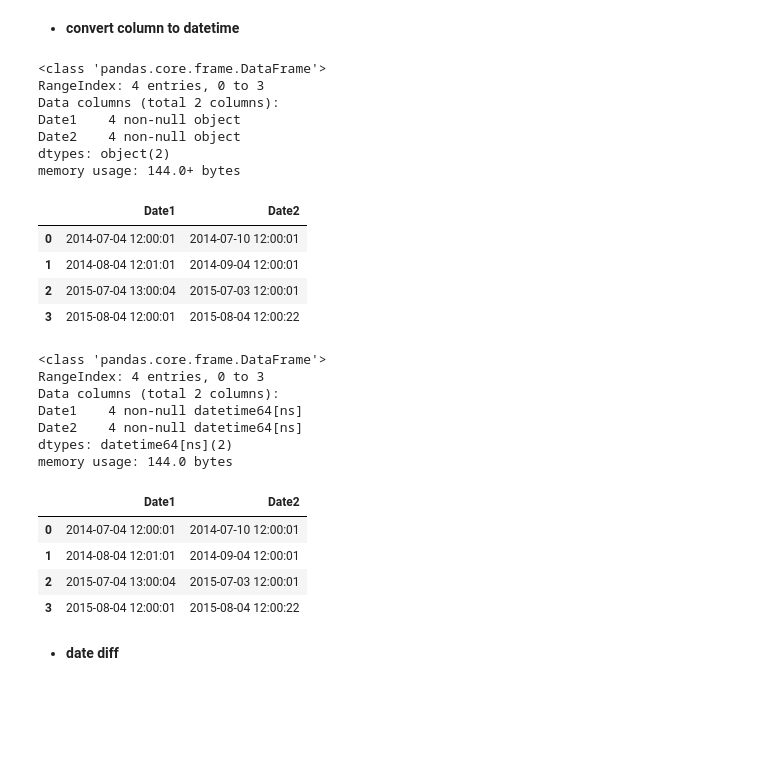
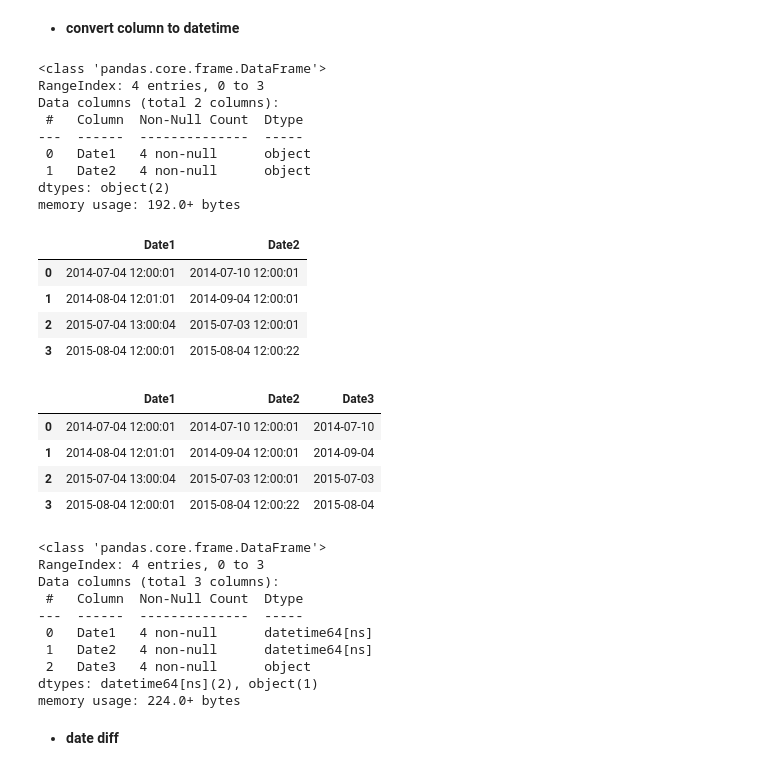
Before and after one commit to leandroohf/ds_pragmatic_programming, a Jupyter notebook: ds_pragmatic_programming_python_time_series.ipynb, the cells around one changed output. Saved outputs shown, nothing was run; the diff lists cells and outputs as text; code cells hidden in the pictures; blank space fills up the shorter version.

```diff
--- a/ds_pragmatic_programming_python_time_series.ipynb
+++ b/ds_pragmatic_programming_python_time_series.ipynb
@@ -158,40 +157,49 @@ TimedeltaIndex(['00:00:00', '01:00:00', '02:00:00'], dtype='timedelta64[ns]', fr
 # %%
 df = pd.DataFrame({"Date1": ['2014-07-04 12:00:01', '2014-08-04 12:01:01','2015-07-04 13:00:04', '2015-08-04 12:00:01'],
                   "Date2": ['2014-07-10 12:00:01', '2014-09-04 12:00:01','2015-07-03 12:00:01', '2015-08-04 12:00:22']})
 
 df.info()
 df.head()
 
 df['Date1'] = pd.to_datetime(df['Date1'])
+
 df['Date2'] = pd.to_datetime(df['Date2'])
 
+# convert to date only
+df['Date3'] = df.Date2.dt.date
+
+df.head()
 df.info()
-df.head()
 # %% [output]
 <class 'pandas.core.frame.DataFrame'>
 RangeIndex: 4 entries, 0 to 3
 Data columns (total 2 columns):
-Date1    4 non-null object
-Date2    4 non-null object
+ #   Column  Non-Null Count  Dtype
+---  ------  --------------  -----
+ 0   Date1   4 non-null      object
+ 1   Date2   4 non-null      object
 dtypes: object(2)
-memory usage: 144.0+ bytes
+memory usage: 192.0+ bytes
 |  | Date1 | Date2 |
 | 0 | 2014-07-04 12:00:01 | 2014-07-10 12:00:01 |
 | 1 | 2014-08-04 12:01:01 | 2014-09-04 12:00:01 |
 | 2 | 2015-07-04 13:00:04 | 2015-07-03 12:00:01 |
 | 3 | 2015-08-04 12:00:01 | 2015-08-04 12:00:22 |
+|  | Date1 | Date2 | Date3 |
+| 0 | 2014-07-04 12:00:01 | 2014-07-10 12:00:01 | 2014-07-10 |
+| 1 | 2014-08-04 12:01:01 | 2014-09-04 12:00:01 | 2014-09-04 |
+| 2 | 2015-07-04 13:00:04 | 2015-07-03 12:00:01 | 2015-07-03 |
+| 3 | 2015-08-04 12:00:01 | 2015-08-04 12:00:22 | 2015-08-04 |
 <class 'pandas.core.frame.DataFrame'>
 RangeIndex: 4 entries, 0 to 3
-Data columns (total 2 columns):
-Date1    4 non-null datetime64[ns]
-Date2    4 non-null datetime64[ns]
-dtypes: datetime64[ns](2)
-memory usage: 144.0 bytes
+Data columns (total 3 columns):
+ #   Column  Non-Null Count  Dtype
+---  ------  --------------  -----
+ 0   Date1   4 non-null      datetime64[ns]
+ 1   Date2   4 non-null      datetime64[ns]
+ 2   Date3   4 non-null      object
+dtypes: datetime64[ns](2), object(1)
+memory usage: 224.0+ bytes
-|  | Date1 | Date2 |
-| 0 | 2014-07-04 12:00:01 | 2014-07-10 12:00:01 |
-| 1 | 2014-08-04 12:01:01 | 2014-09-04 12:00:01 |
-| 2 | 2015-07-04 13:00:04 | 2015-07-03 12:00:01 |
-| 3 | 2015-08-04 12:00:01 | 2015-08-04 12:00:22 |
 # %% [markdown]
 * **date diff**
 # %%
```
Also changed, not shown: parts of 1 cell of this notebook.
